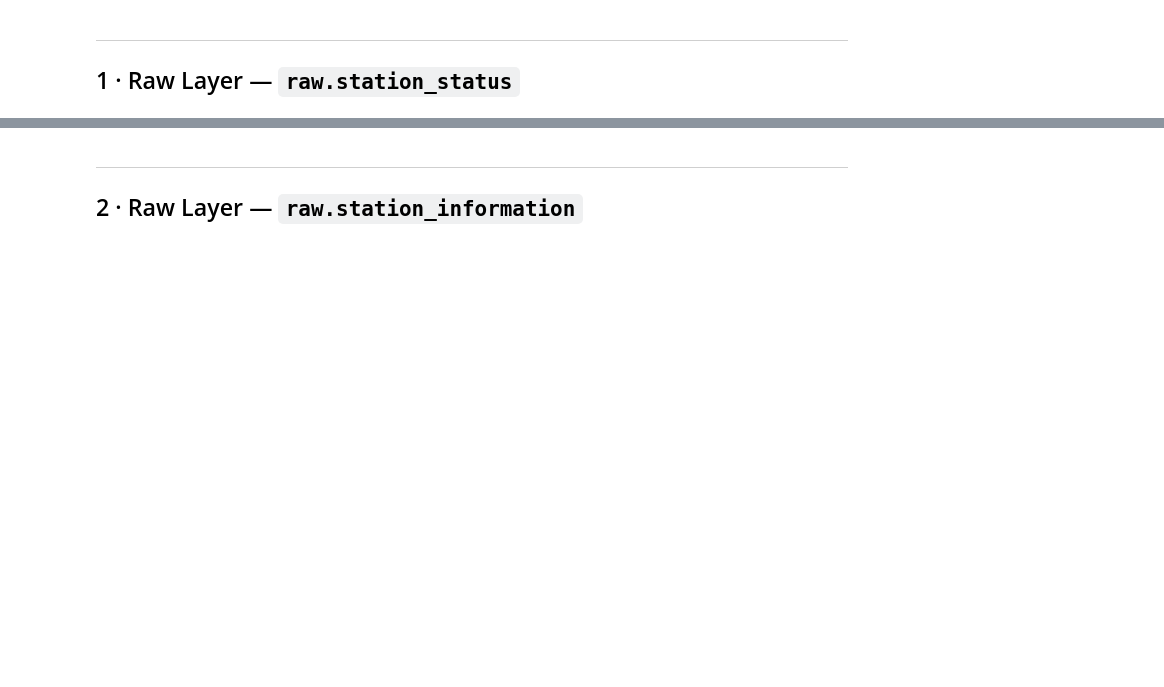
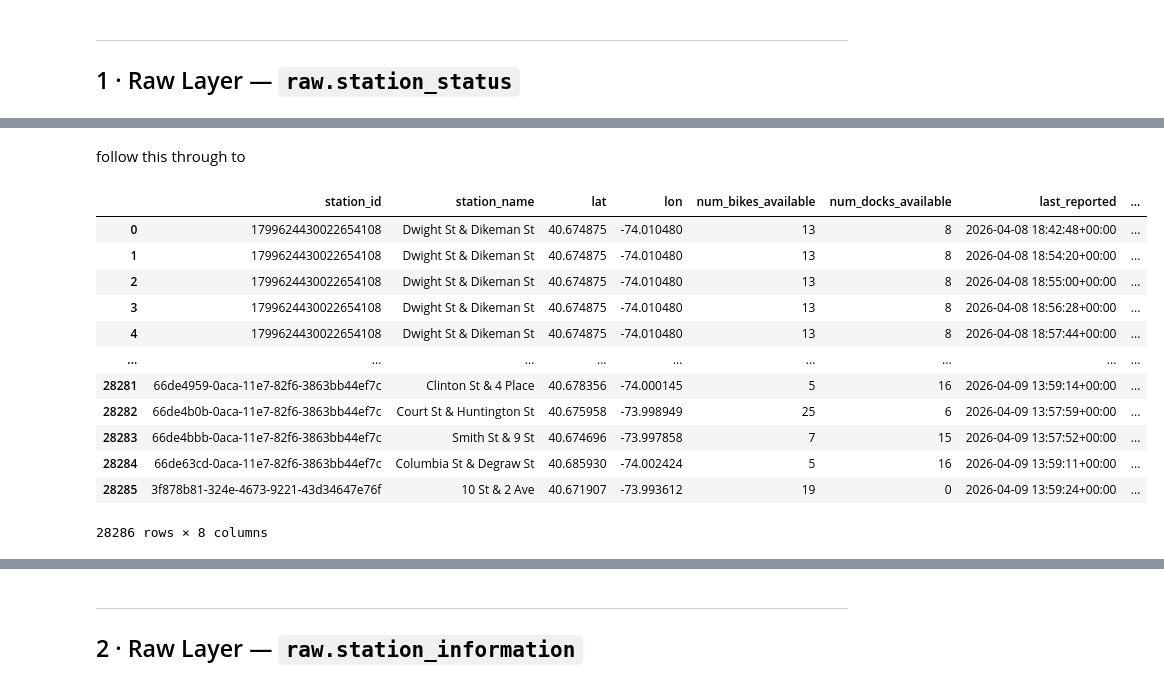
Before and after one commit to graxel/bike-parking, a Jupyter notebook: pipeline_analysis.ipynb, the cells around one changed output, grey strips where cells are left out. Drawn from its saved outputs; the diff is of its cells as text; code cells hidden in the pictures; blank space fills up the shorter version.

```diff
--- a/pipeline_analysis.ipynb
+++ b/pipeline_analysis.ipynb
@@ -73,0 +629,23 @@ def query(sql, params=None):
+# %% [markdown]
+follow this through to
+# %%
+int_status = query(f"""
+    SELECT *
+    FROM intermediate.int_station_status
+    WHERE station_id IN ({local_stations})
+""")
+int_status
+# %% [output]
+|  | station_id | station_name | lat | lon | num_bikes_available | num_docks_available | last_reported | ... |
+| 0 | 1799624430022654108 | Dwight St & Dikeman St | 40.674875 | -74.010480 | 13 | 8 | 2026-04-08 18:42:48+00:00 | ... |
+| 1 | 1799624430022654108 | Dwight St & Dikeman St | 40.674875 | -74.010480 | 13 | 8 | 2026-04-08 18:54:20+00:00 | ... |
+| 2 | 1799624430022654108 | Dwight St & Dikeman St | 40.674875 | -74.010480 | 13 | 8 | 2026-04-08 18:55:00+00:00 | ... |
+| 3 | 1799624430022654108 | Dwight St & Dikeman St | 40.674875 | -74.010480 | 13 | 8 | 2026-04-08 18:56:28+00:00 | ... |
+| 4 | 1799624430022654108 | Dwight St & Dikeman St | 40.674875 | -74.010480 | 13 | 8 | 2026-04-08 18:57:44+00:00 | ... |
+| ... | ... | ... | ... | ... | ... | ... | ... | ... |
+| 28281 | 66de4959-0aca-11e7-82f6-3863bb44ef7c | Clinton St & 4 Place | 40.678356 | -74.000145 | 5 | 16 | 2026-04-09 13:59:14+00:00 | ... |
+| 28282 | 66de4b0b-0aca-11e7-82f6-3863bb44ef7c | Court St & Huntington St | 40.675958 | -73.998949 | 25 | 6 | 2026-04-09 13:57:59+00:00 | ... |
+| 28283 | 66de4bbb-0aca-11e7-82f6-3863bb44ef7c | Smith St & 9 St | 40.674696 | -73.997858 | 7 | 15 | 2026-04-09 13:57:52+00:00 | ... |
+| 28284 | 66de63cd-0aca-11e7-82f6-3863bb44ef7c | Columbia St & Degraw St | 40.685930 | -74.002424 | 5 | 16 | 2026-04-09 13:59:11+00:00 | ... |
+| 28285 | 3f878b81-324e-4673-9221-43d34647e76f | 10 St & 2 Ave | 40.671907 | -73.993612 | 19 | 0 | 2026-04-09 13:59:24+00:00 | ... |
+28286 rows × 8 columns
```
Also changed, not shown: parts of 58 cells of this notebook, 25 other files.
